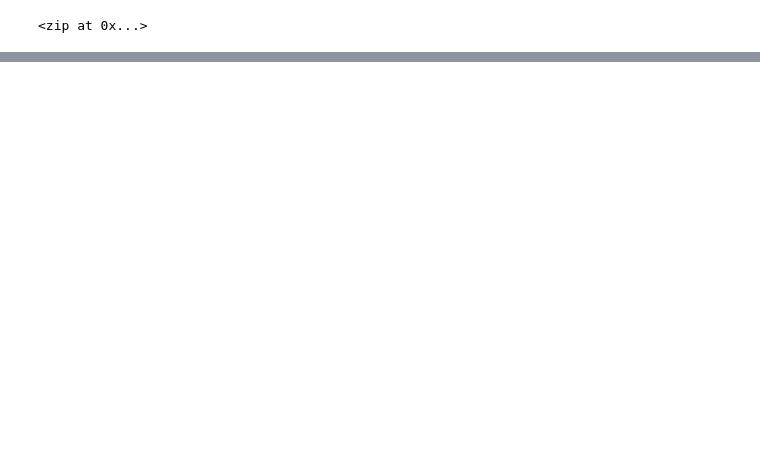
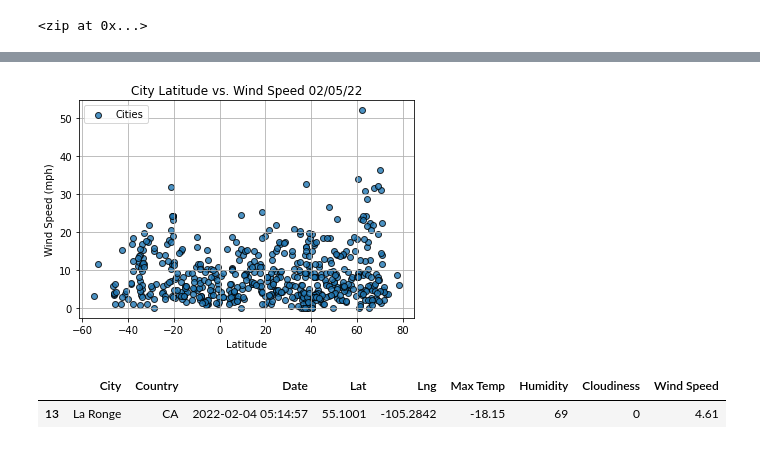
Before and after one commit to lilyhu61/World_Weather_Analysis, a Jupyter notebook: WeatherPy.ipynb, the cells around one changed output, grey strips where cells are left out. Cells and saved outputs as stored; diff of their text form; code cells hidden in the pictures; blank space fills up the shorter version.

```diff
--- a/WeatherPy.ipynb
+++ b/WeatherPy.ipynb
@@ -165,0 +232,19 @@ city_data_df.to_csv(output_data_file, index_label="City_ID")
+# %%
+# Build the scatter plots for latitude vs. wind speed.
+plt.scatter(lats,
+            wind_speed,
+            edgecolor="black", linewidths=1, marker="o",
+            alpha=0.8, label="Cities")
+
+# Incorporate the other graph properties.
+plt.title(f"City Latitude vs. Wind Speed "+ time.strftime("%x"))
+plt.ylabel("Wind Speed (mph)")
+plt.xlabel("Latitude")
+plt.grid(True)
+# Save the figure.
+plt.savefig("weather_data/Fig4.png")
+# Show plot.
+plt.legend()
+plt.show()
+# %% [output]
+[figure, added]
@@ -165,0 +275,6 @@ city_data_df.to_csv(output_data_file, index_label="City_ID")
+# %%
+index13 = city_data_df.loc[[13]]
+index13
+# %% [output]
+|  | City | Country | Date | Lat | Lng | Max Temp | Humidity | Cloudiness | Wind Speed |
+| 13 | La Ronge | CA | 2022-02-04 05:14:57 | 55.1001 | -105.2842 | -18.15 | 69 | 0 | 4.61 |
```
Also changed, not shown: parts of 21 cells of this notebook, 7 other files.
